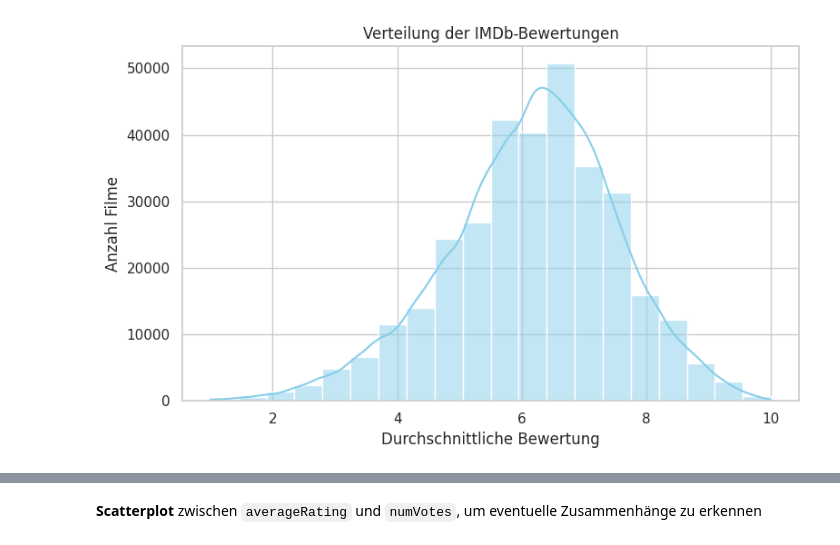
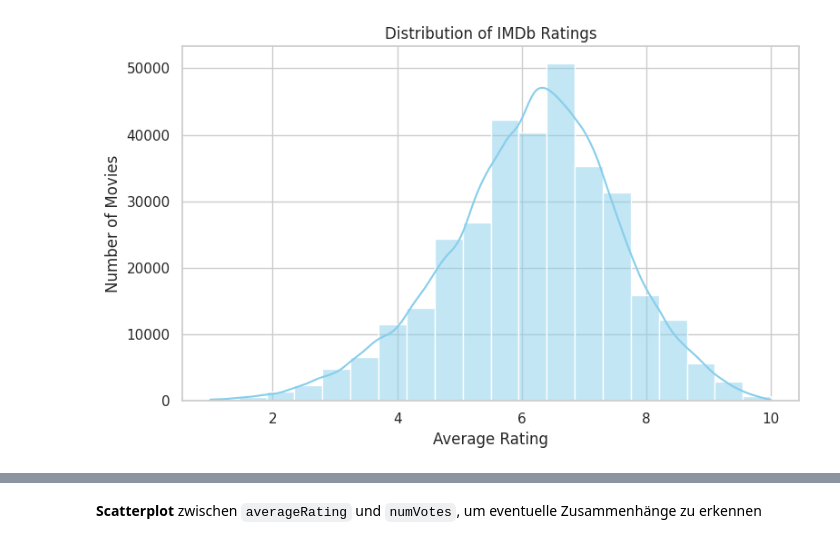
Before and after one commit to NBogo/python_filmanalyse, a Jupyter notebook: notebooks/02_visualisierung_statistik.ipynb, the cells around one changed output, grey strips where cells are left out. Drawn from its saved outputs; the diff is of its cells as text; code cells hidden in the pictures.

```diff
--- a/notebooks/02_visualisierung_statistik.ipynb
+++ b/notebooks/02_visualisierung_statistik.ipynb
@@ -34,17 +36,17 @@ Die Diagramme helfen, die Struktur der Daten besser zu verstehen.
 # %%
 import matplotlib.pyplot as plt
 import seaborn as sns
 
-# Stil setzen (optional, schöneres Design)
+
 sns.set(style="whitegrid")
 
-# Histogramm: averageRating
+
 plt.figure(figsize=(8, 5))
 sns.histplot(df["averageRating"], bins=20, kde=True, color="skyblue")
-plt.title("Verteilung der IMDb-Bewertungen")
-plt.xlabel("Durchschnittliche Bewertung")
-plt.ylabel("Anzahl Filme")
+plt.title("Distribution of IMDb Ratings")
+plt.xlabel("Average Rating")
+plt.ylabel("Number of Movies")
 plt.tight_layout()
 plt.show()
 # %% [output]
-[figure, old version]
+[figure, new version]
```
Also changed, not shown: parts of 8 cells of this notebook.
